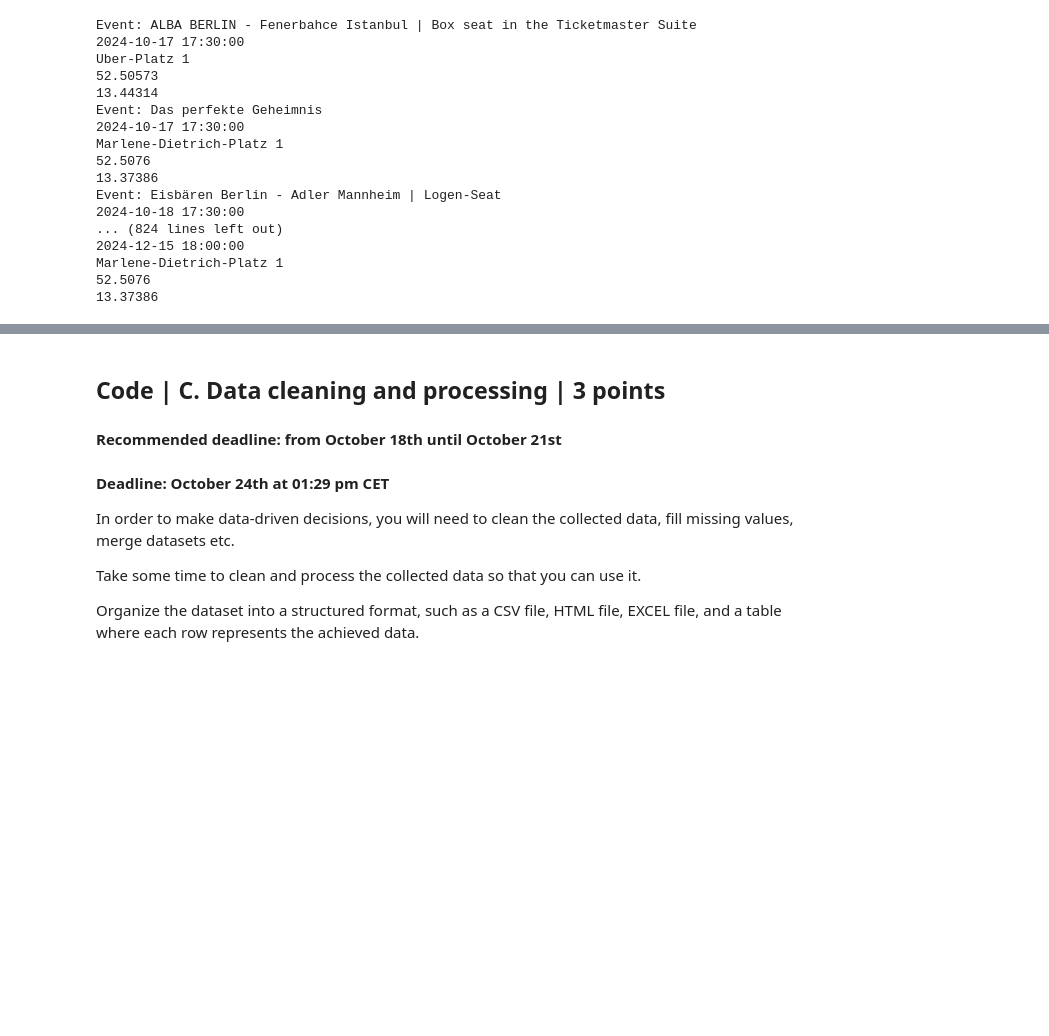
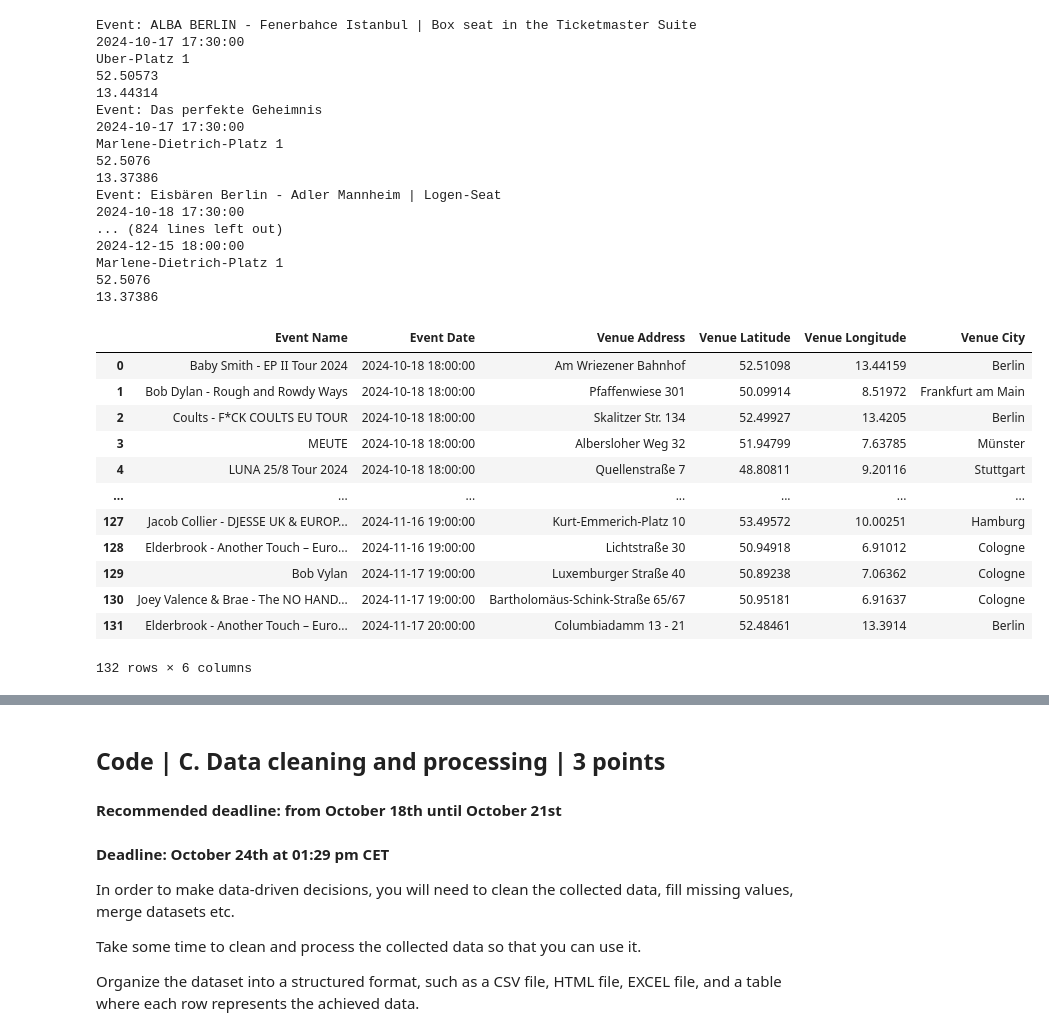
Before and after one commit to shadzic/ESMT_2024_DataScraping_Students, a Jupyter notebook: Group_Project.ipynb, the cells around one changed output, grey strips where cells are left out. Saved outputs shown, nothing was run; the diff lists cells and outputs as text; code cells hidden in the pictures; blank space fills up the shorter version.

```diff
--- a/Group_Project.ipynb
+++ b/Group_Project.ipynb
@@ -278,0 +224,51 @@ berlin_map.save("berlin_events_map.html")
+# %%
+df_all = pd.DataFrame()
+
+venue_events = {}
+
+for event in event_data:
+    venue_lat = event['Venue Latitude']
+    venue_lon = event['Venue Longitude']
+    venue_key = (venue_lat, venue_lon)  # Use a tuple as the key for the venue
+
+    # If the venue_key is not in the dictionary, initialize it with an empty list
+    if venue_key not in venue_events:
+        venue_events[venue_key] = []
+
+    # Append the event details to the list for this venue
+    venue_events[venue_key].append(event)
+
+for venue, events in venue_events.items():
+    venue_lat, venue_lon = venue
+
+    df_new = pd.DataFrame(events)
+    df_all = pd.concat([df_all, df_new], ignore_index=True)
+
+df_all = df_all.drop(columns=['Venue Name', 'Box Office'])
+
+#df_name = df_all[df_all['Venue Name'].notna()]
+#df_name
+
+df_clean_ticketmaster = df_all.dropna()
+df_clean_ticketmaster = df_clean_ticketmaster[(df_clean_ticketmaster['Venue Latitude'] != 0) & (df_clean_ticketmaster['Venue Longitude'] != 0)]
+
+type(df_clean_ticketmaster['Venue Latitude'][0])
+
+df_clean_ticketmaster = df_clean_ticketmaster[(df_clean_ticketmaster['Venue Latitude'] != "0") & (df_clean_ticketmaster['Venue Longitude'] != "0")]
+df_sorted_tmaster = df_clean_ticketmaster.sort_values(by='Event Date', ascending = True, ignore_index=True)
+df_sorted_tmaster = df_sorted_tmaster.drop_duplicates(subset=['Event Date', 'Venue Address'], keep='first', ignore_index=True)
+df_sorted_tmaster
+# %% [output]
+|  | Event Name | Event Date | Venue Address | Venue Latitude | Venue Longitude | Venue City |
+| 0 | Baby Smith - EP II Tour 2024 | 2024-10-18 18:00:00 | Am Wriezener Bahnhof | 52.51098 | 13.44159 | Berlin |
+| 1 | Bob Dylan - Rough and Rowdy Ways | 2024-10-18 18:00:00 | Pfaffenwiese 301 | 50.09914 | 8.51972 | Frankfurt am Main |
+| 2 | Coults - F*CK COULTS EU TOUR | 2024-10-18 18:00:00 | Skalitzer Str. 134 | 52.49927 | 13.4205 | Berlin |
+| 3 | MEUTE | 2024-10-18 18:00:00 | Albersloher Weg 32 | 51.94799 | 7.63785 | Münster |
+| 4 | LUNA 25/8 Tour 2024 | 2024-10-18 18:00:00 | Quellenstraße 7 | 48.80811 | 9.20116 | Stuttgart |
+| ... | ... | ... | ... | ... | ... | ... |
+| 127 | Jacob Collier - DJESSE UK & EUROP... | 2024-11-16 19:00:00 | Kurt-Emmerich-Platz 10 | 53.49572 | 10.00251 | Hamburg |
+| 128 | Elderbrook - Another Touch – Euro... | 2024-11-16 19:00:00 | Lichtstraße 30 | 50.94918 | 6.91012 | Cologne |
+| 129 | Bob Vylan | 2024-11-17 19:00:00 | Luxemburger Straße 40 | 50.89238 | 7.06362 | Cologne |
+| 130 | Joey Valence & Brae - The NO HAND... | 2024-11-17 19:00:00 | Bartholomäus-Schink-Straße 65/67 | 50.95181 | 6.91637 | Cologne |
+| 131 | Elderbrook - Another Touch – Euro... | 2024-11-17 20:00:00 | Columbiadamm 13 - 21 | 52.48461 | 13.3914 | Berlin |
+132 rows × 6 columns
```
Also changed, not shown: parts of 12 cells of this notebook, 2 other files.
